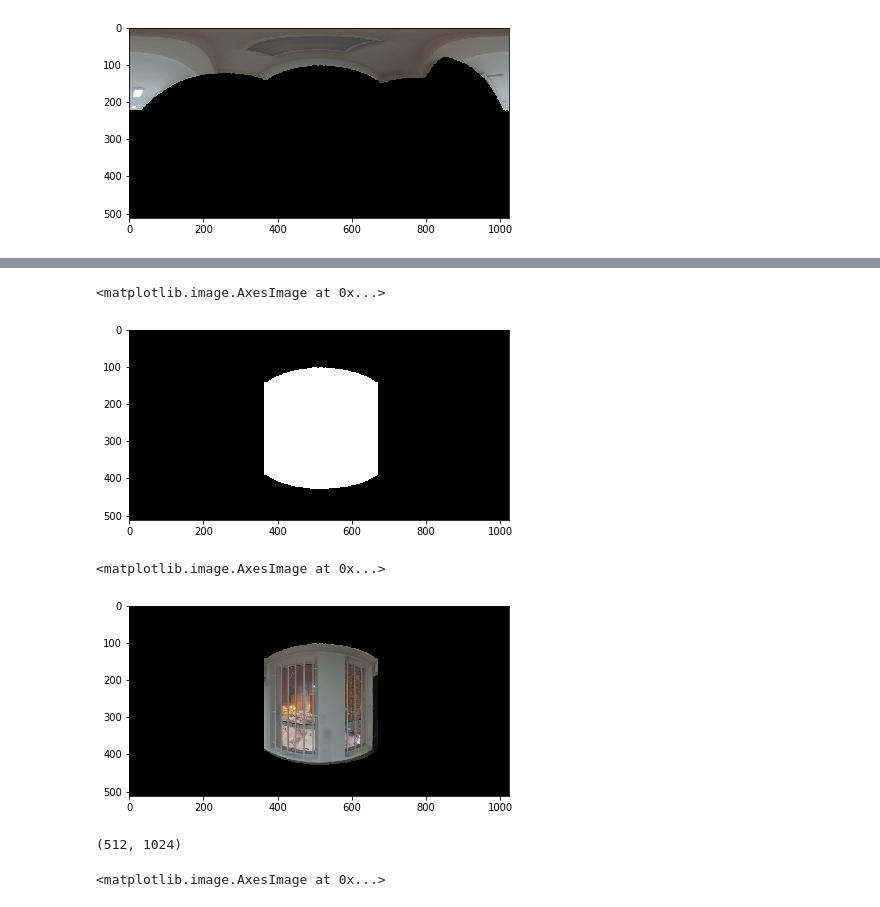
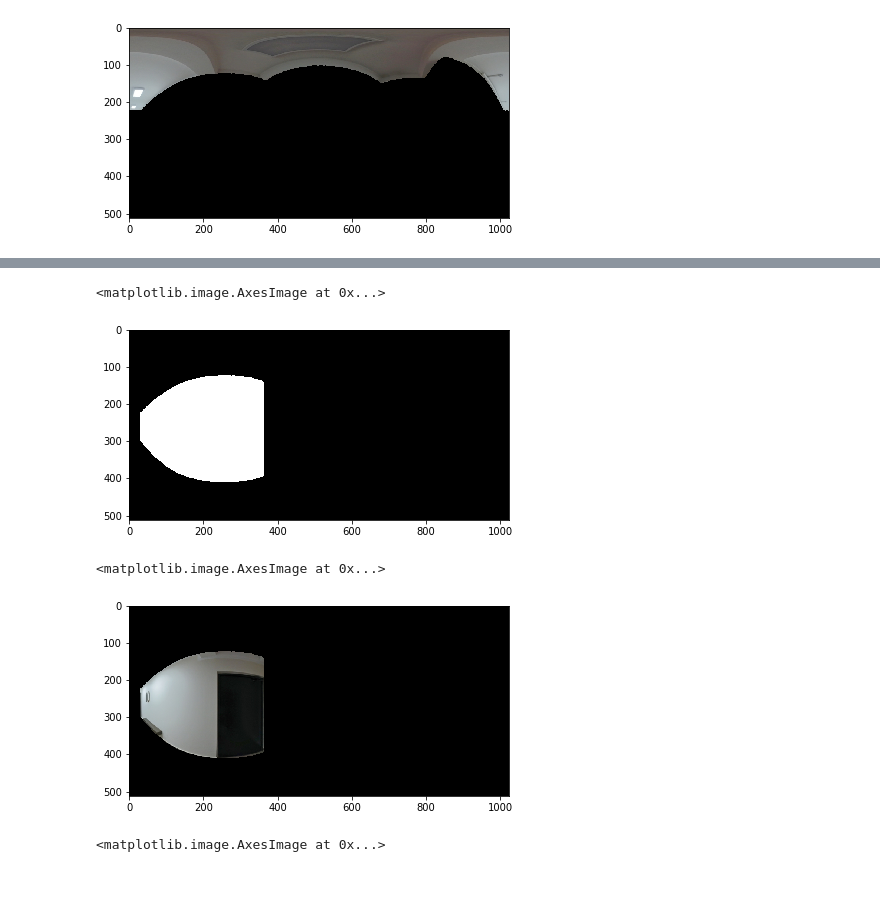
Before and after one commit to AndrewTok/Room3D, a Jupyter notebook: Solution.ipynb, the cells around one changed output, grey strips where cells are left out. Drawn from its saved outputs; the diff is of its cells as text; code cells hidden in the pictures.

```diff
--- a/SandBox.ipynb
+++ b/Solution.ipynb
@@ -184,23 +147,19 @@ segments_masks = get_vertical_masks(img.shape[1], img.shape[0], vertical_corners
 # %%
-segment_2_mask = segments_masks[2]*wall_mask
-imshow(segment_2_mask)
+segment_0_mask = segments_masks[1]*wall_mask
+imshow(segment_0_mask)
 # %% [output]
 <matplotlib.image.AxesImage at 0x...>
-[figure, old version]
+[figure, new version]
 # %%
-segment_2 = img*segment_2_mask[..., None]
-imshow(segment_2)
+segment_0 = img*segment_0_mask[..., None]
+imshow(segment_0)
 # %% [output]
 <matplotlib.image.AxesImage at 0x...>
-[figure, old version]
+[figure, new version]
 # %%
 def get_masked_segment(img: np.ndarray, segments_masks: list, segm_id: int):
     mask = segments_masks[segm_id]*wall_mask
     return img*mask[...,None], mask
-# %%
-depth.shape
-# %% [output]
-(512, 1024)
 # %%
 imshow(depth)
 # %% [output]
```
Also changed, not shown: parts of 26 cells of this notebook.
